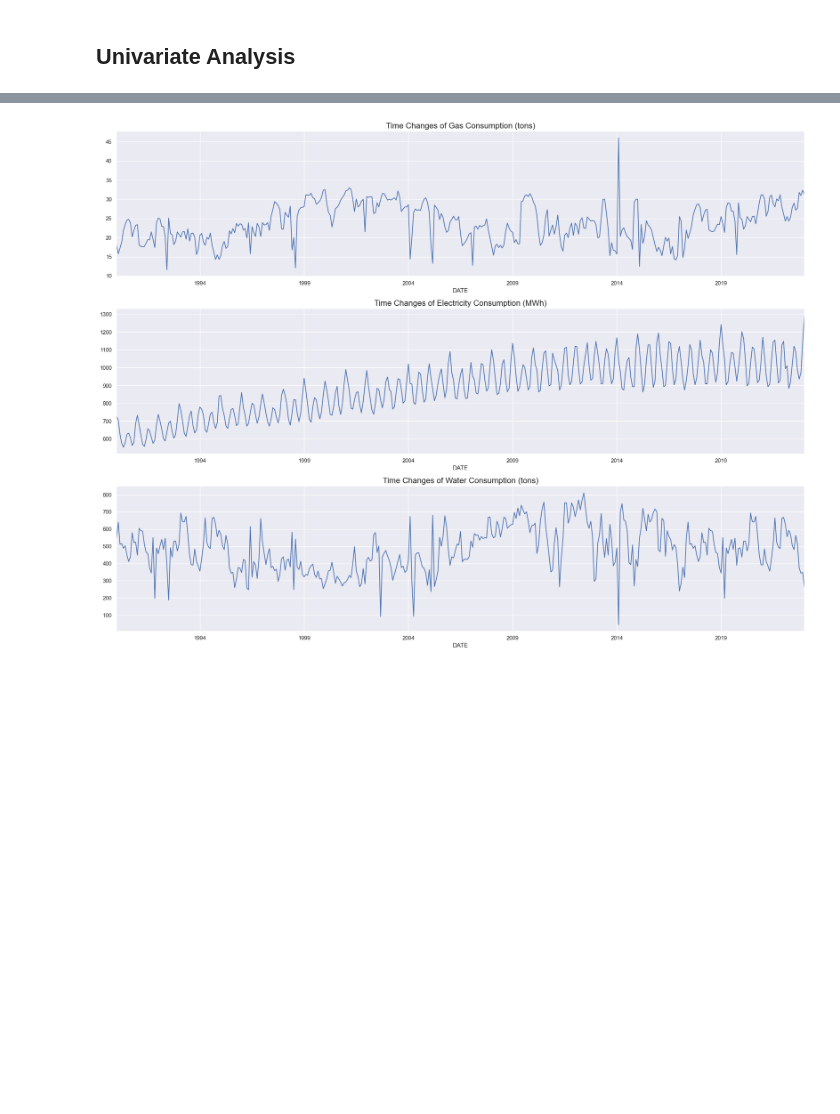
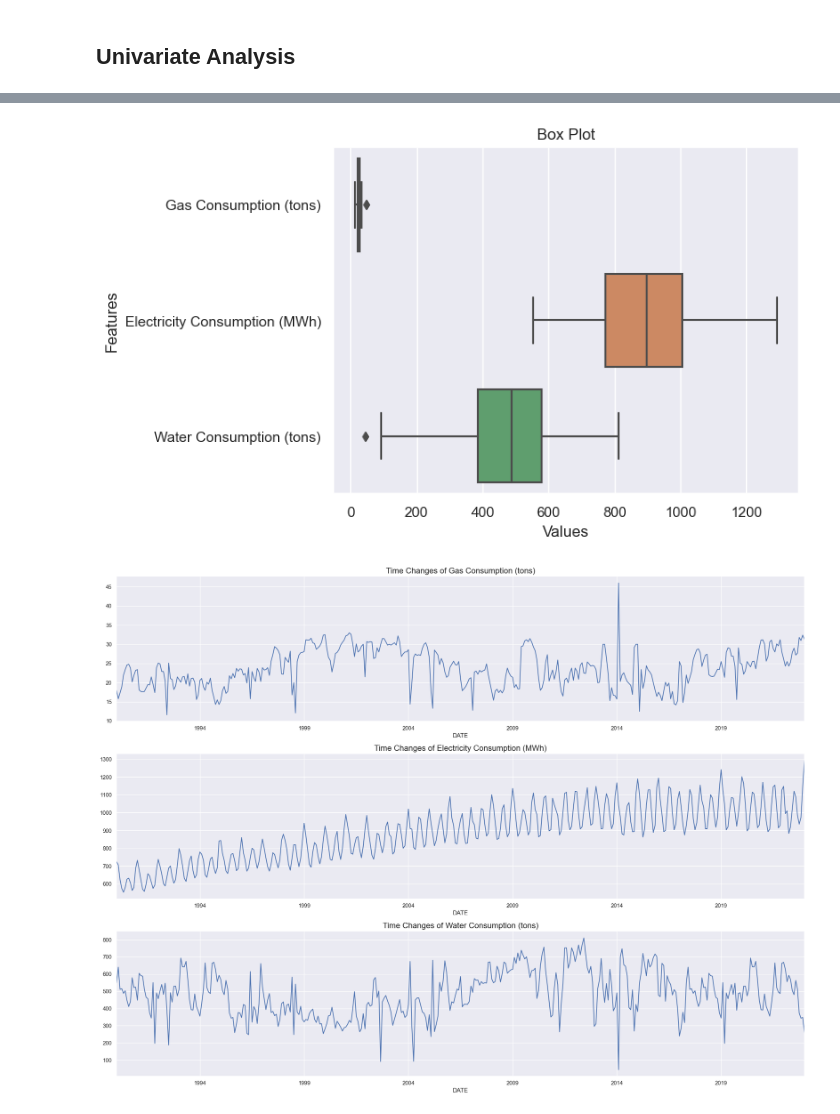
Before and after one commit to ahmakhoo/Forecasting-Clustering-Project, a Jupyter notebook: CA2 part 1.ipynb, the cells around one changed output, grey strips where cells are left out. Drawn from its saved outputs; the diff is of its cells as text; code cells hidden in the pictures; blank space fills up the shorter version.

```diff
--- a/CA2 part 1.ipynb
+++ b/CA2 part 1.ipynb
@@ -107,3 +125,15 @@ plt.show()
+# %%
+sns.boxplot(data=df , orient= 'h')
+
+# Set labels and title
+plt.xlabel("Values")
+plt.ylabel("Features")
+plt.title("Box Plot")
+
+# Show the plot
+plt.show()
+# %% [output]
+[figure, added]
 # %%
 continuous = ['Gas Consumption (tons)', 'Electricity Consumption (MWh)', 'Water Consumption (tons)']
 fig = plt.figure(tight_layout=True, figsize=(20, 15))
```
Also changed, not shown: parts of 9 cells of this notebook, 1 other file.
